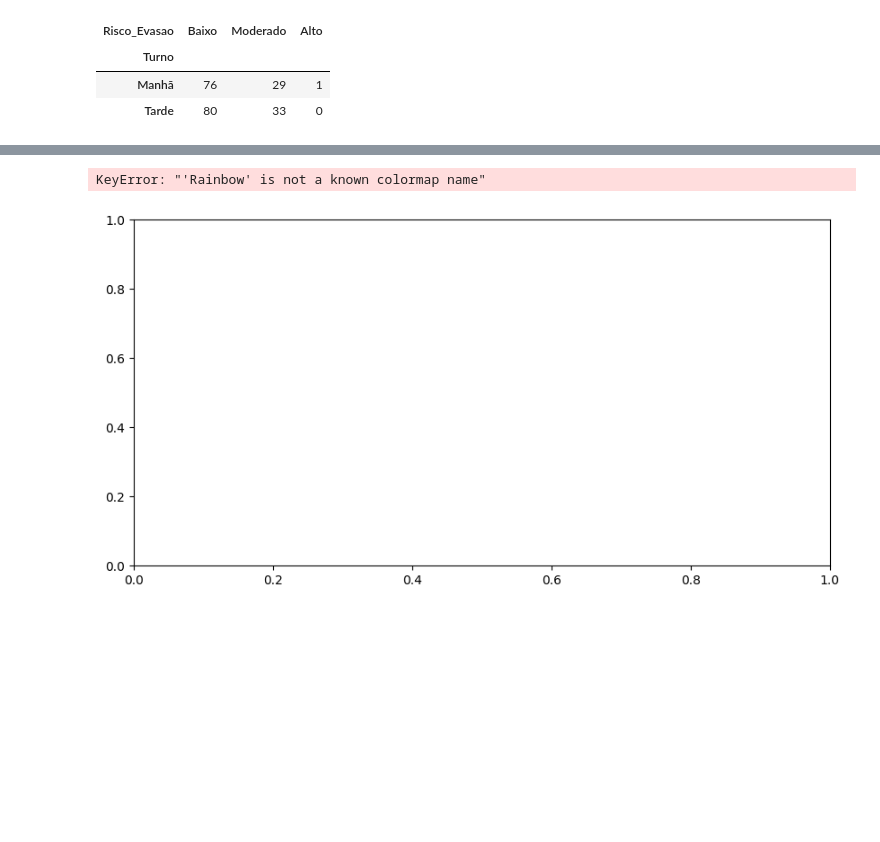
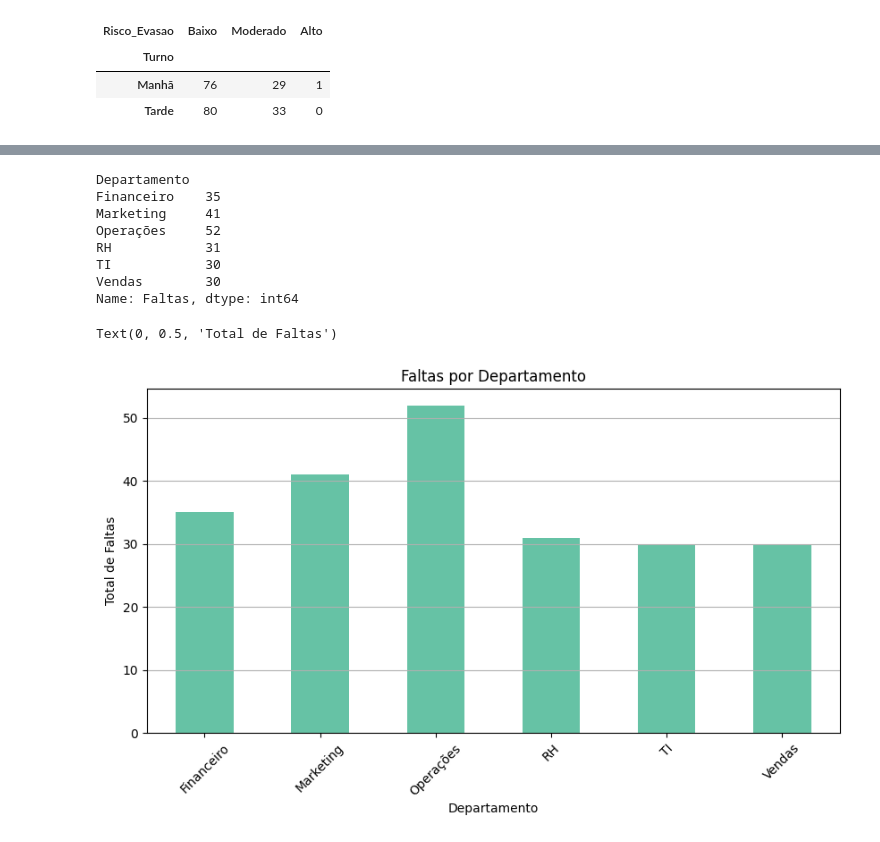
Before and after one commit to IIIgorMoura/PY-tratamento_analise_dados2, a Jupyter notebook: main.ipynb, the cells around one changed output, grey strips where cells are left out. Drawn from its saved outputs; the diff is of its cells as text; code cells hidden in the pictures; blank space fills up the shorter version.

Commit message:
final tratamento, analise e visualização

```diff
--- a/main.ipynb
+++ b/main.ipynb
@@ -441,13 +449,21 @@ display(distribuicao)
 # %%
 # Faltas por departamento
 faltas_departamento = df.groupby('Departamento')['Faltas'].size()
-
+display(faltas_departamento)
 faltas_departamento.plot(kind='bar', figsize=(10,5), colormap='Set2')
 plt.xticks(rotation=45)
 plt.grid(axis='y')
 
 plt.title('Faltas por Departamento')
 plt.ylabel('Total de Faltas')
 # %% [output]
-KeyError: "'Rainbow' is not a known colormap name"
+Departamento
+Financeiro    35
+Marketing     41
+Operações     52
+RH            31
+TI            30
+Vendas        30
+Name: Faltas, dtype: int64
+Text(0, 0.5, 'Total de Faltas')
-[figure, old version]
+[figure, new version]
```
Also changed, not shown: parts of 3 cells of this notebook.
